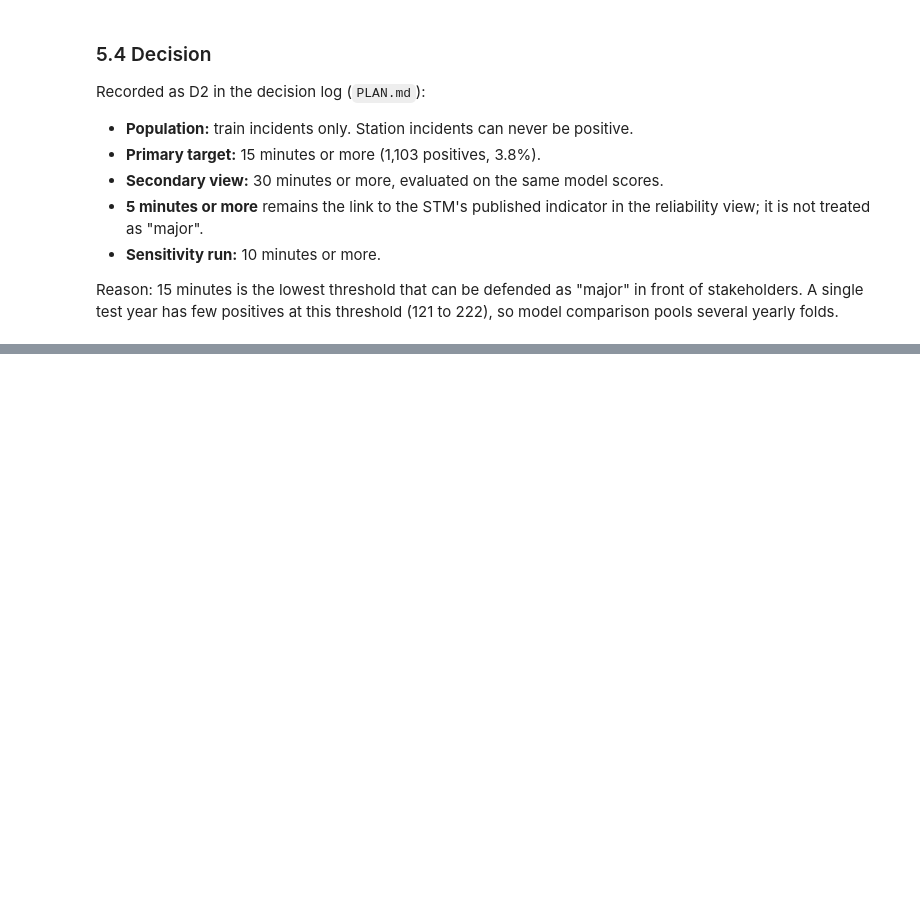
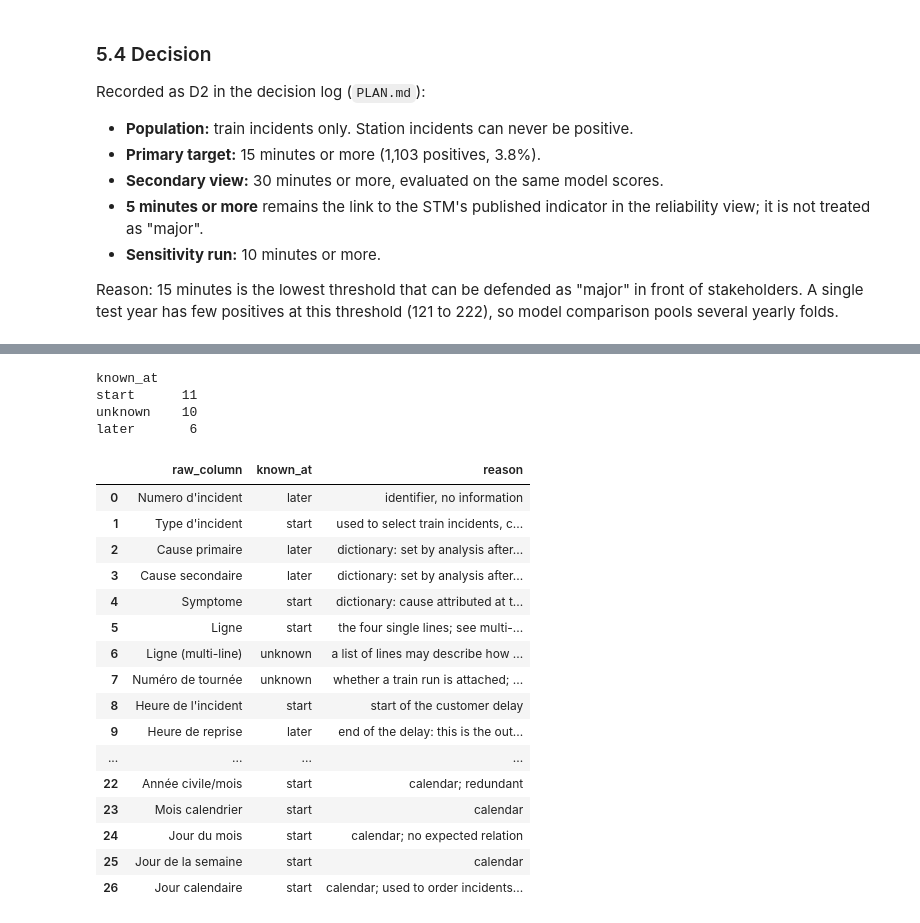
Before and after one commit to elcine/DS_challenge, a Jupyter notebook: notebooks/analysis.ipynb, the cells around one changed output, grey strips where cells are left out. Cells and saved outputs as stored; diff of their text form; code cells hidden in the pictures; blank space fills up the shorter version.

Commit message:
Add feature sets and record feature decision D3
Co-Authored-By: Claude Fable 5.2 <noreply@anthropic.com>

```diff
--- a/notebooks/analysis.ipynb
+++ b/notebooks/analysis.ipynb
@@ -1289,0 +1296,58 @@ threshold (121 to 222), so model comparison pools several yearly folds.
+# %%
+# One row per raw column: when it is known, and why.
+# "start"   = known when the incident starts
+# "later"   = only known during or after the incident (using it would leak the outcome)
+# "unknown" = the dictionary does not say when it is recorded
+column_status = pd.DataFrame([
+    ("Numero d'incident",   "later",   "identifier, no information"),
+    ("Type d'incident",     "start",   "used to select train incidents, constant afterwards"),
+    ("Cause primaire",      "later",   "dictionary: set by analysis after the incident"),
+    ("Cause secondaire",    "later",   "dictionary: set by analysis after the incident"),
+    ("Symptome",            "start",   "dictionary: cause attributed at the time of the incident"),
+    ("Ligne",               "start",   "the four single lines; see multi-line below"),
+    ("Ligne (multi-line)",  "unknown", "a list of lines may describe how far the incident spread"),
+    ("Numéro de tournée",   "unknown", "whether a train run is attached; likely part of the first report"),
+    ("Heure de l'incident", "start",   "start of the customer delay"),
+    ("Heure de reprise",    "later",   "end of the delay: this is the outcome"),
+    ("Incident en minutes", "later",   "the target is built from it"),
+    ("Véhicule",            "unknown", "car number; mostly missing, may be filled in later"),
+    ("Porte de voiture",    "unknown", "door number; detail likely added later"),
+    ("Type de matériel",    "later",   "mirrors the secondary cause (all but 4 rows)"),
+    ("Code de lieu",        "start",   "where the incident is"),
+    ("Dommage matériel",    "unknown", "not documented; damage may be assessed afterwards"),
+    ("KFS",                 "unknown", "emergency brake pulled by a customer; likely the triggering event"),
+    ("Porte",               "unknown", "a door is involved; likely the triggering event"),
+    ("Urgence métro",       "unknown", "emergency team called by the control room, during the incident"),
+    ("CAT",                 "unknown", "traction power cut, a response during the incident"),
+    ("Évacuation",          "unknown", "a response during the incident"),
+    ("Année civile",        "start",   "calendar; not used as a feature (would encode reporting drift)"),
+    ("Année civile/mois",   "start",   "calendar; redundant"),
+    ("Mois calendrier",     "start",   "calendar"),
+    ("Jour du mois",        "start",   "calendar; no expected relation"),
+    ("Jour de la semaine",  "start",   "calendar"),
+    ("Jour calendaire",     "start",   "calendar; used to order incidents in time"),
+], columns=["raw_column", "known_at", "reason"])
+print(column_status["known_at"].value_counts().to_string())
+column_status
+# %% [output]
+known_at
+start      11
+unknown    10
+later       6
+|  | raw_column | known_at | reason |
+| 0 | Numero d'incident | later | identifier, no information |
+| 1 | Type d'incident | start | used to select train incidents, c... |
+| 2 | Cause primaire | later | dictionary: set by analysis after... |
+| 3 | Cause secondaire | later | dictionary: set by analysis after... |
+| 4 | Symptome | start | dictionary: cause attributed at t... |
+| 5 | Ligne | start | the four single lines; see multi-... |
+| 6 | Ligne (multi-line) | unknown | a list of lines may describe how ... |
+| 7 | Numéro de tournée | unknown | whether a train run is attached; ... |
+| 8 | Heure de l'incident | start | start of the customer delay |
+| 9 | Heure de reprise | later | end of the delay: this is the out... |
+| ... | ... | ... | ... |
+| 22 | Année civile/mois | start | calendar; redundant |
+| 23 | Mois calendrier | start | calendar |
+| 24 | Jour du mois | start | calendar; no expected relation |
+| 25 | Jour de la semaine | start | calendar |
+| 26 | Jour calendaire | start | calendar; used to order incidents... |
```
Also changed, not shown: parts of 11 cells of this notebook, 3 other files.
